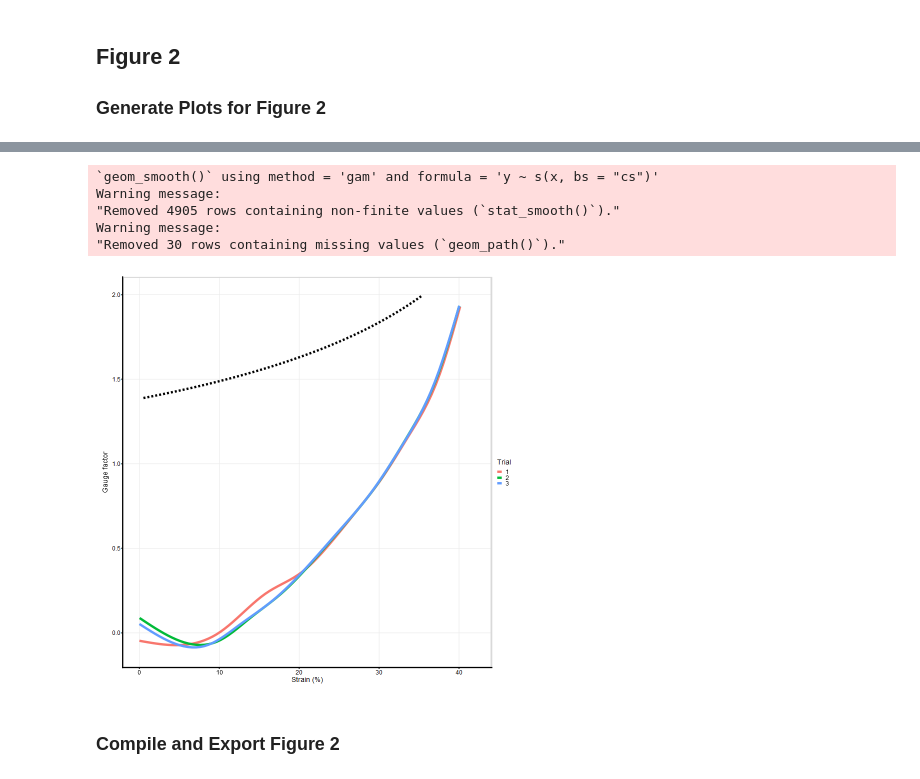
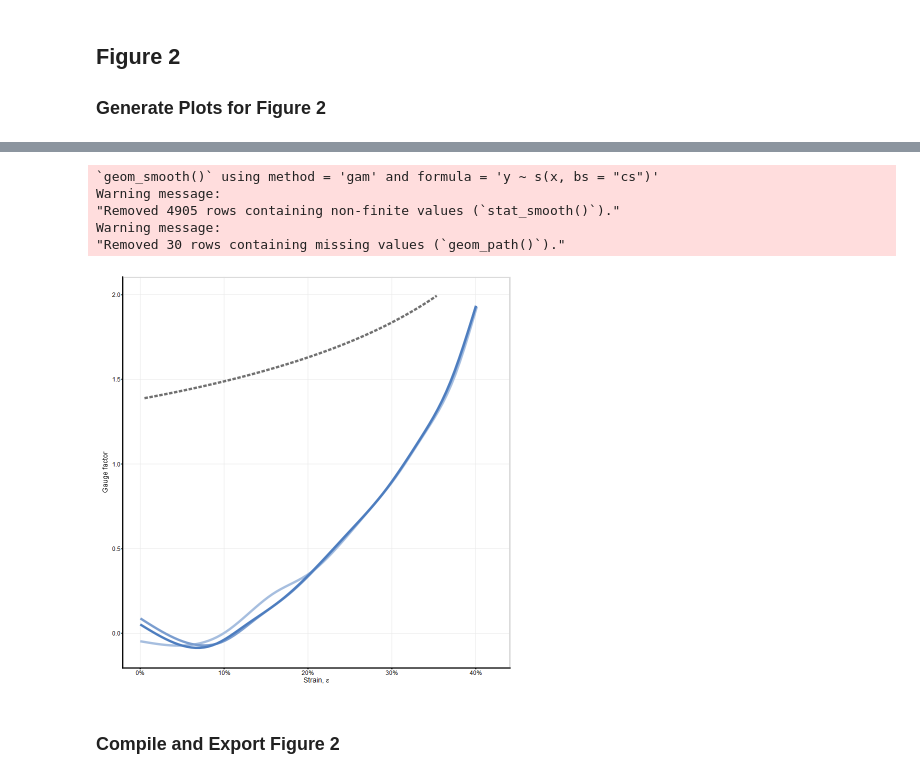
Before and after one commit to bretthannigan/4-ply-helical-auxetic-capacitive-sensors, a Jupyter notebook: Extended Abstract.ipynb, the cells around one changed output, grey strips where cells are left out. Cells and saved outputs as stored; diff of their text form; code cells hidden in the pictures.

```diff
--- a/Extended Abstract.ipynb
+++ b/Extended Abstract.ipynb
@@ -85,25 +85,25 @@ Warning message:
 # %%
 plt2 <- ggplot(data=data, aes(x=strain, y=GF, group=as.factor(sample), color=as.factor(sample)))
 plt2 <- plt2 + stat_smooth(span=100, fill="white")
-plt2 <- plt2 + geom_path(data=model_data, mapping=aes(x=strain, y=GF), size=1, colour="black", linetype="dashed")
-plt2 <- plt2 + scale_x_continuous(limits=c(0, 0.42), labels=function(x)x*100)
+plt2 <- plt2 + geom_path(data=model_data, mapping=aes(x=strain, y=GF), size=1, colour="#6F6F6F", linetype="longdash")
+plt2 <- plt2 + scale_x_continuous(limits=c(0, 0.42), labels = scales::percent_format(scale = 100))
 plt2 <- plt2 + scale_y_continuous(limits=c(-0.1, 2))
-plt2 <- plt2 + scale_color_discrete(name="Trial")
+plt2 <- plt2 + scale_color_manual(values=c("#A6BEDF", "#7A9DCF", "#4D7DBF"), name="Trial", guide="none")
 plt2 <- plt2 + theme_cowplot(6) + theme(plot.margin = unit(c(0.25,0.25,0.25,0.25), "cm"))
 plt2 <- plt2 + ylab(expression('Gauge factor'))
-plt2 <- plt2 + xlab(expression('Strain (%)'))
+plt2 <- plt2 + xlab(expression("Strain,"~epsilon))
 plt2 <- plt2 + panel_border() + background_grid(major="xy", minor=NA, size.major=0.25)
 plt2 <- plt2 + theme(panel.grid.major = element_line(colour="#EBEBEB", linewidth=0.25))
 plt2 <- plt2 + theme(plot.background = element_rect(fill='white', colour='white'), text=element_text(size=8), axis.text.x = element_text(size = 7), axis.text.y = element_text(size = 7))
 
 print(plt2)
 # %% [output]
 `geom_smooth()` using method = 'gam' and formula = 'y ~ s(x, bs = "cs")'
 Warning message:
 "Removed 4905 rows containing non-finite values (`stat_smooth()`)."
 Warning message:
 "Removed 30 rows containing missing values (`geom_path()`)."
-[figure, old version]
+[figure, new version]
 # %% [markdown]
 ### Compile and Export Figure 2
 # %%
```
Also changed, not shown: parts of 5 cells of this notebook, 2 other files.
